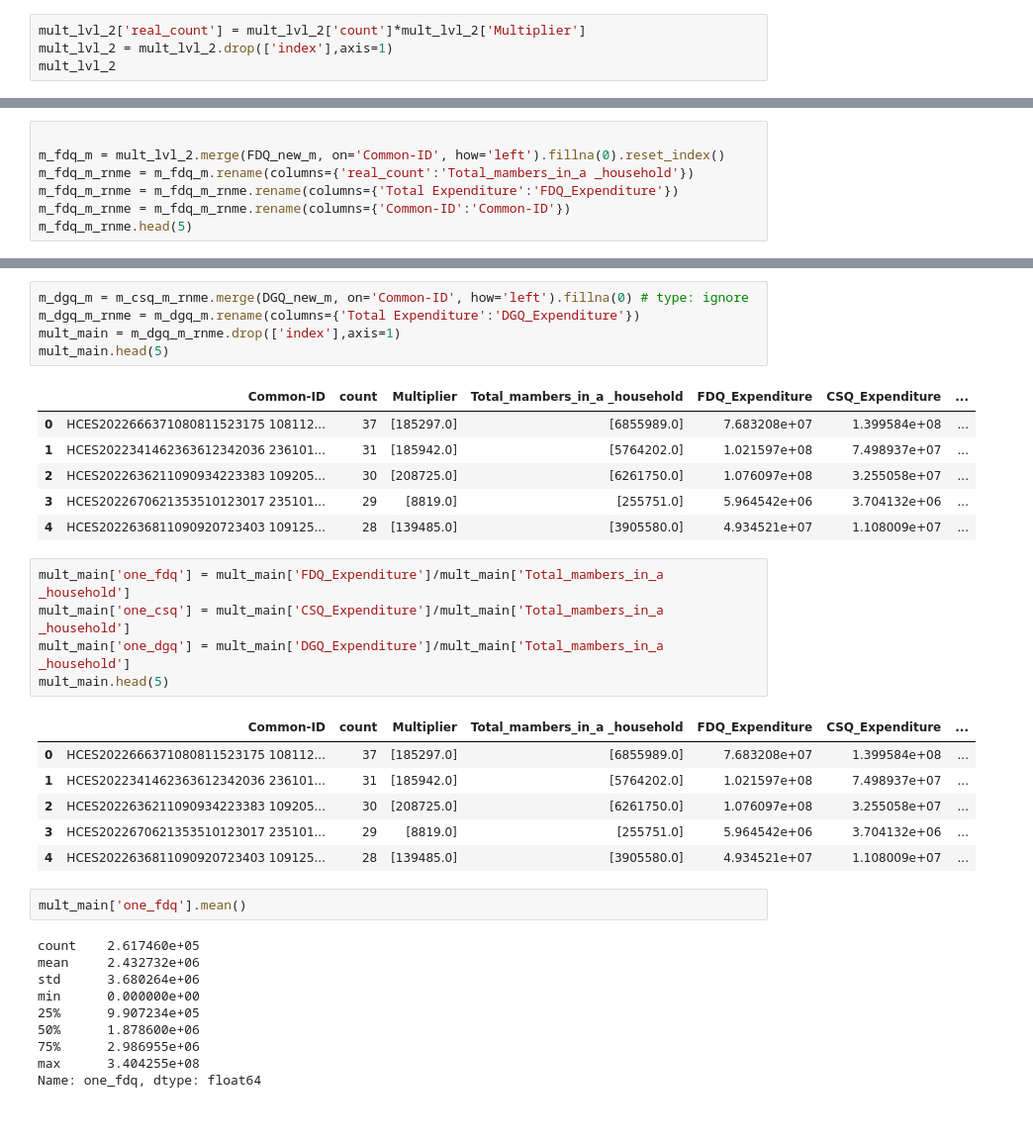
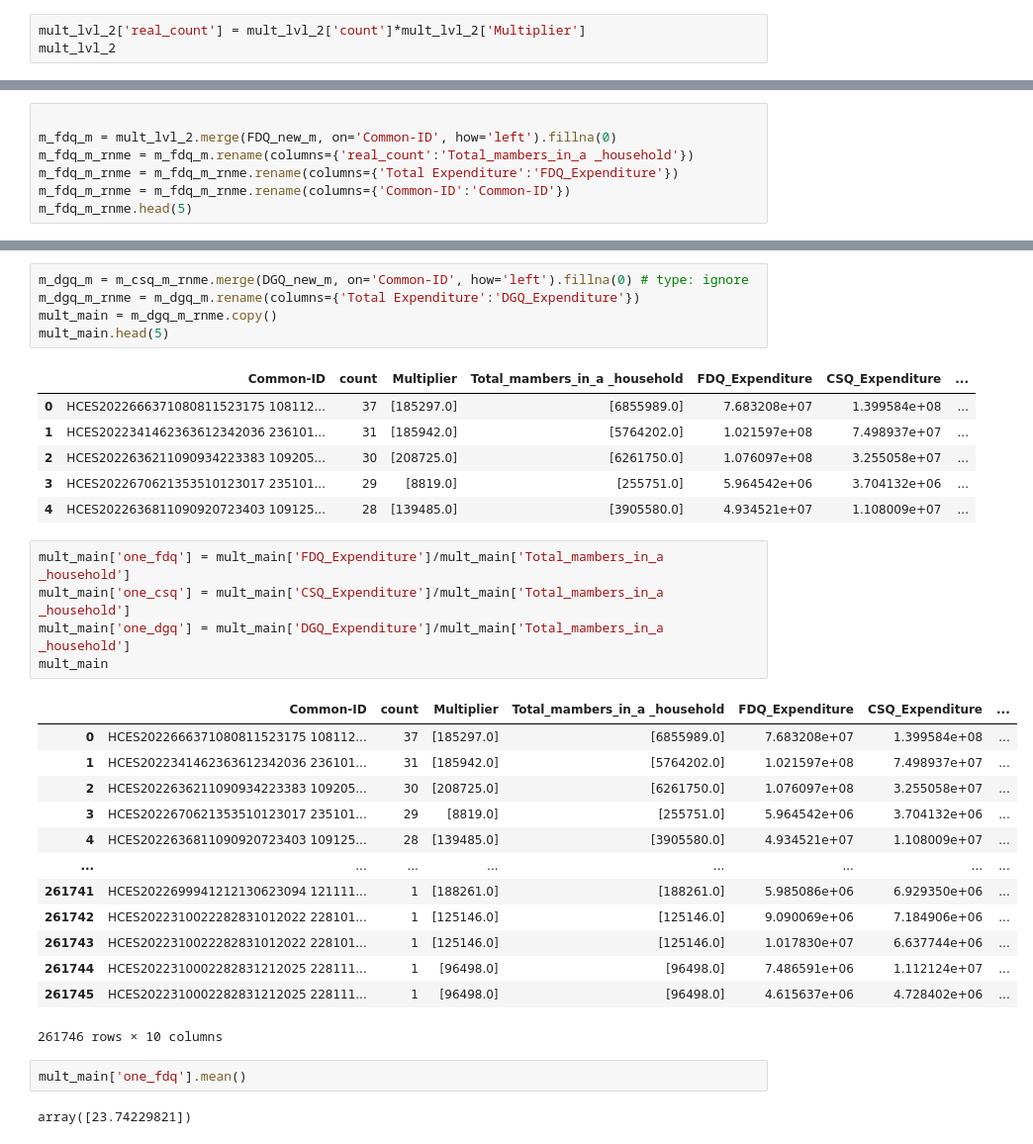
Before and after one commit to yogendrasinghyadav/Hces_data_persentage_trail, a Jupyter notebook: data.ipynb, the cells around one changed output, grey strips where cells are left out. Shown: that part at 99% size. Cells and saved outputs as stored; diff of their text form; blank space fills up the shorter version.

```diff
--- a/data.ipynb
+++ b/data.ipynb
@@ -407,6 +427,5 @@ mult_lvl_2
 # %%
 mult_lvl_2['real_count'] = mult_lvl_2['count']*mult_lvl_2['Multiplier']
-mult_lvl_2 = mult_lvl_2.drop(['index'],axis=1)
 mult_lvl_2
 # %% [output]
 |  | Common-ID | count | Multiplier | real_count |
@@ -496,7 +515,7 @@ DGQ_new_m.reset_index().head(5)
 | 4 | HCES2022310002282831212025 228111... | 1.272809e+07 |
 # %%
 
-m_fdq_m = mult_lvl_2.merge(FDQ_new_m, on='Common-ID', how='left').fillna(0).reset_index()
+m_fdq_m = mult_lvl_2.merge(FDQ_new_m, on='Common-ID', how='left').fillna(0)
 m_fdq_m_rnme = m_fdq_m.rename(columns={'real_count':'Total_mambers_in_a _household'})
 m_fdq_m_rnme = m_fdq_m_rnme.rename(columns={'Total Expenditure':'FDQ_Expenditure'})
 m_fdq_m_rnme = m_fdq_m_rnme.rename(columns={'Common-ID':'Common-ID'})
@@ -522,7 +541,7 @@ m_csq_m_rnme.head(5)
 # %%
 m_dgq_m = m_csq_m_rnme.merge(DGQ_new_m, on='Common-ID', how='left').fillna(0) # type: ignore
 m_dgq_m_rnme = m_dgq_m.rename(columns={'Total Expenditure':'DGQ_Expenditure'})
-mult_main = m_dgq_m_rnme.drop(['index'],axis=1)
+mult_main = m_dgq_m_rnme.copy()
 mult_main.head(5)
 # %% [output]
 |  | Common-ID | count | Multiplier | Total_mambers_in_a _household | FDQ_Expenditure | CSQ_Expenditure | ... |
@@ -534,27 +553,26 @@ mult_main.head(5)
 # %%
 mult_main['one_fdq'] = mult_main['FDQ_Expenditure']/mult_main['Total_mambers_in_a _household']
 mult_main['one_csq'] = mult_main['CSQ_Expenditure']/mult_main['Total_mambers_in_a _household']
 mult_main['one_dgq'] = mult_main['DGQ_Expenditure']/mult_main['Total_mambers_in_a _household']
-mult_main.head(5)
+mult_main
 # %% [output]
 |  | Common-ID | count | Multiplier | Total_mambers_in_a _household | FDQ_Expenditure | CSQ_Expenditure | ... |
 | 0 | HCES2022666371080811523175 108112... | 37 | [185297.0] | [6855989.0] | 7.683208e+07 | 1.399584e+08 | ... |
 | 1 | HCES2022341462363612342036 236101... | 31 | [185942.0] | [5764202.0] | 1.021597e+08 | 7.498937e+07 | ... |
 | 2 | HCES2022636211090934223383 109205... | 30 | [208725.0] | [6261750.0] | 1.076097e+08 | 3.255058e+07 | ... |
 | 3 | HCES2022670621353510123017 235101... | 29 | [8819.0] | [255751.0] | 5.964542e+06 | 3.704132e+06 | ... |
 | 4 | HCES2022636811090920723403 109125... | 28 | [139485.0] | [3905580.0] | 4.934521e+07 | 1.108009e+07 | ... |
+| ... | ... | ... | ... | ... | ... | ... | ... |
+| 261741 | HCES2022699941212130623094 121111... | 1 | [188261.0] | [188261.0] | 5.985086e+06 | 6.929350e+06 | ... |
+| 261742 | HCES2022310022282831012022 228101... | 1 | [125146.0] | [125146.0] | 9.090069e+06 | 7.184906e+06 | ... |
+| 261743 | HCES2022310022282831012022 228101... | 1 | [125146.0] | [125146.0] | 1.017830e+07 | 6.637744e+06 | ... |
+| 261744 | HCES2022310002282831212025 228111... | 1 | [96498.0] | [96498.0] | 7.486591e+06 | 1.112124e+07 | ... |
+| 261745 | HCES2022310002282831212025 228111... | 1 | [96498.0] | [96498.0] | 4.615637e+06 | 4.728402e+06 | ... |
+261746 rows × 10 columns
 # %%
 mult_main['one_fdq'].mean()
 # %% [output]
-count    2.617460e+05
-mean     2.432732e+06
-std      3.680264e+06
-min      0.000000e+00
-25%      9.907234e+05
-50%      1.878600e+06
-75%      2.986955e+06
-max      3.404255e+08
-Name: one_fdq, dtype: float64
+array([23.74229821])
 # %%
 mult_main['one_csq'].mean()
 # %% [output]
```
Also changed, not shown: parts of 59 cells of this notebook.
